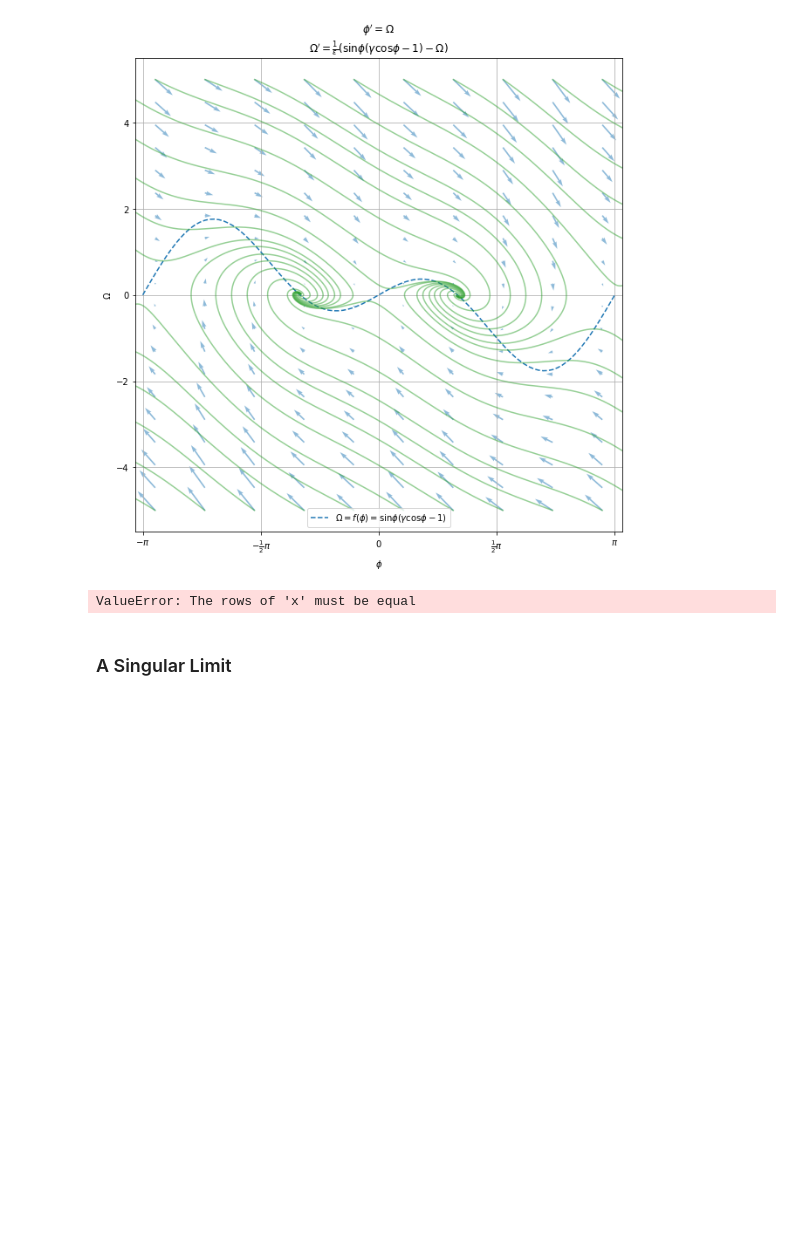
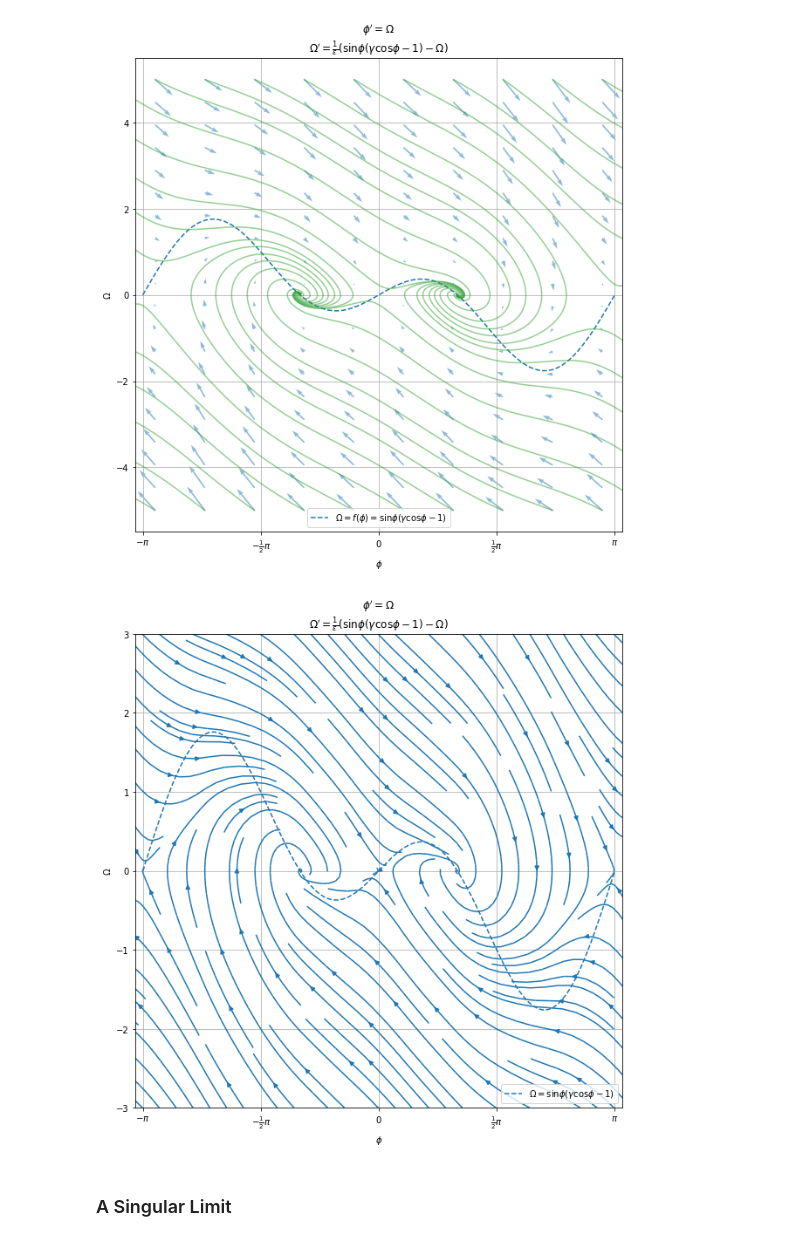
Before and after one commit to shumez/NLDC, a Jupyter notebook: c03/note.ipynb, the cells around one changed output. Saved outputs shown, nothing was run; the diff lists cells and outputs as text; code cells hidden in the pictures; blank space fills up the shorter version.

Commit message:
change streamplot

```diff
--- a/c03/note.ipynb
+++ b/c03/note.ipynb
@@ -1153,45 +1153,44 @@ plt.show()
 # print(np.shape(phi_0s))
 # %% [output]
 [figure]
-# %%
-import matplotlib.gridspec as gridspec
-
-# constant
-gamma, epsilon = 2, 1
-pi = np.pi
-
-def f(phi):
-    y = np.sin(phi) * (gamma * np.cos(phi) - 1)
-    return y
-
-def phi_dot(phi, omega):
-    phi_ = omega
-    return phi_
-
-def omega_dot(phi, omega):
-    omega_ = 1/epsilon * (f(phi) - omega)
-    return omega_
-
-fig = plt.figure(figsize=(7, 9))
-gs = gridspec.GridSpec(nrows=3, ncols=2, height_ratios=[1, 1, 2])
-
-# phi = [-pi:pi:100j]
-# omega = array([-5:5:100j])
-phi_mesh, omega_mesh = np.mgrid[-pi:pi:100j, -pi:pi:100j]
-phi_ = phi_dot(phi_mesh, omega_mesh)
-omega_ = omega_dot(phi_mesh, omega_mesh)
-
-plt.streamplot(phi_mesh, omega_mesh, phi_, omega_)
-plt.show()
-
-print(np.shape(phi_mesh))
-print(np.shape(phi_))
-print(np.shape(omega_))
-print(np.shape(omega_mesh))
-# print(phi_mesh)
-# print(np.shape(omega))
-# %% [output]
-ValueError: The rows of 'x' must be equal
+# %%
+# constant
+gamma, epsilon = 2, 1
+pi = np.pi
+
+def f(phi):
+    y = np.sin(phi) * (gamma * np.cos(phi) - 1)
+    return y
+
+def phi_dot(phi, omega):
+    phi_ = omega
+    return phi_
+
+def omega_dot(phi, omega):
+    omega_ = 1/epsilon * (f(phi) - omega)
+    return omega_
+
+
+plt.figure(figsize=(10, 10))
+
+p = np.linspace(-pi, pi, 100)
+plt.plot(p, f(p), c=c[0], linestyle=l[1], label=r'$\Omega = \sin\phi(\gamma\cos\phi - 1)$')
+
+phi, omega = np.meshgrid(np.linspace(- pi*2, pi*2, 20), np.linspace(-3, 3, 20))
+plt.streamplot(phi, omega, phi_dot(phi, omega), omega_dot(phi, omega), density=2, color=c[0])
+
+plt.xlim(-pi-0.1, pi+0.1)
+plt.ylim(-3, 3)
+plt.xticks([-pi, -pi/2, 0, pi/2, pi],
+           [r'$-\pi$', r'$-\frac{1}{2}\pi$', r'$0$', r'$\frac{1}{2}\pi$', r'$\pi$'])
+plt.title(r"$\phi' = \Omega$" "\n" r"$\Omega' = \frac{1}{\epsilon} (\sin\phi(\gamma\cos\phi - 1) - \Omega)$")
+plt.xlabel(r'$\phi$')
+plt.ylabel(r'$\Omega$')
+plt.legend(loc='best')
+plt.grid(True)
+plt.show()
+# %% [output]
+[figure, added]
 # %% [markdown]
 ### A Singular Limit
 # %% [markdown]
```
